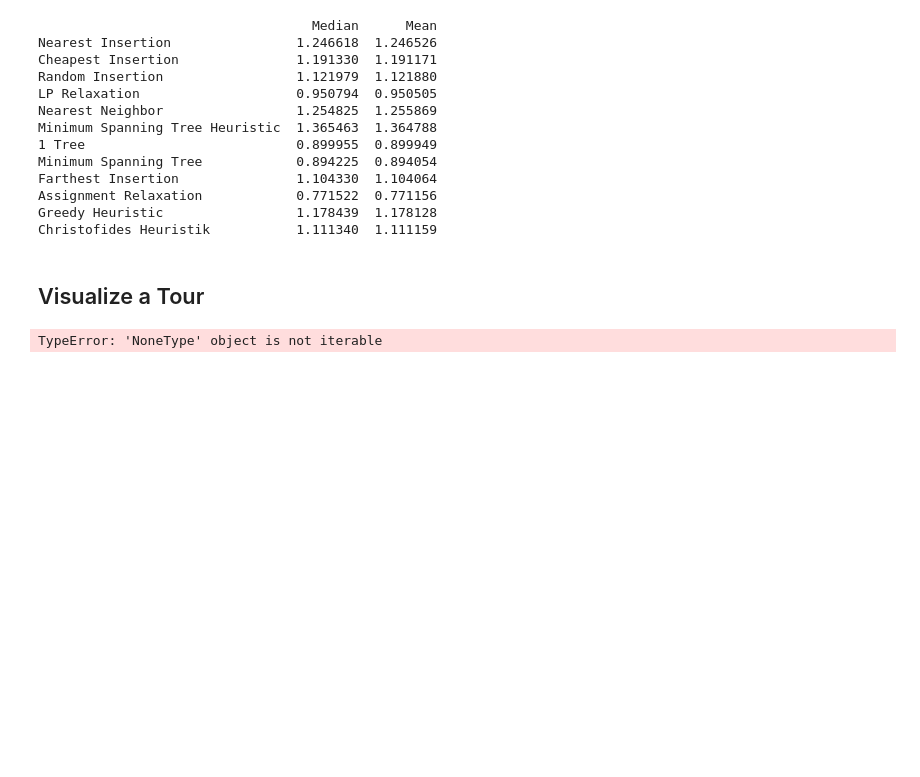
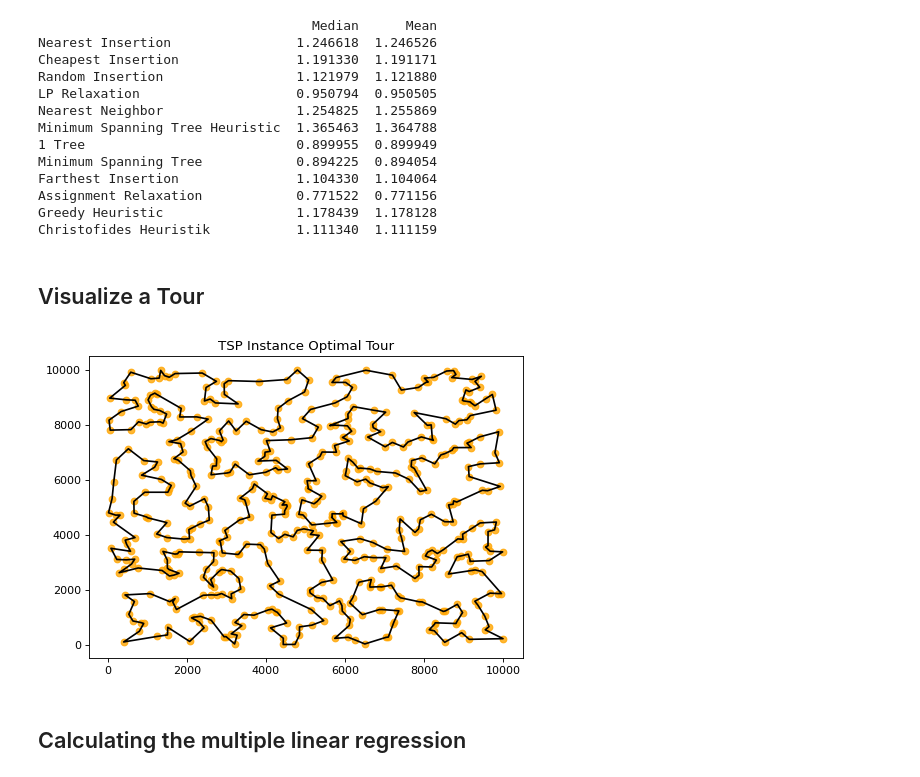
Before and after one commit to paulbrenker/decision-tsp, a Jupyter notebook: heuristics.ipynb, the cells around one changed output. Cells and saved outputs as stored; diff of their text form; code cells hidden in the pictures; blank space fills up the shorter version.

Commit message:
added multiple linear regression to data

```diff
--- a/heuristics.ipynb
+++ b/heuristics.ipynb
@@ -157,16 +164,18 @@ Christofides Heuristik           1.111340  1.111159
 # %% [markdown]
 ## Visualize a Tour
 # %%
-instance = load_from_json('tspset1/tsp_100_sol.json')
+instance = load_from_json('tspset1/tsp_300_sol.json')
 
 coordinates = np.array(instance['node_coordinates'])
-tour = np.array([coordinates[step] for step in instance['tour'].append(0)])
+tour = np.array([coordinates[step] for step in instance['tour']+[0]]) # +[0] to have a closed circle!
 
 plt.figure(figsize =(7, 5), dpi=80)
 plt.scatter(*coordinates.T, alpha=0.8, color='orange')
 plt.plot(*tour.T, color='black')
 plt.title('TSP Instance Optimal Tour')
 plt.plot()
 plt.show()
 # %% [output]
-TypeError: 'NoneType' object is not iterable
+[figure, added]
+# %% [markdown]
+## Calculating the multiple linear regression
```
Also changed, not shown: parts of 6 cells of this notebook.
